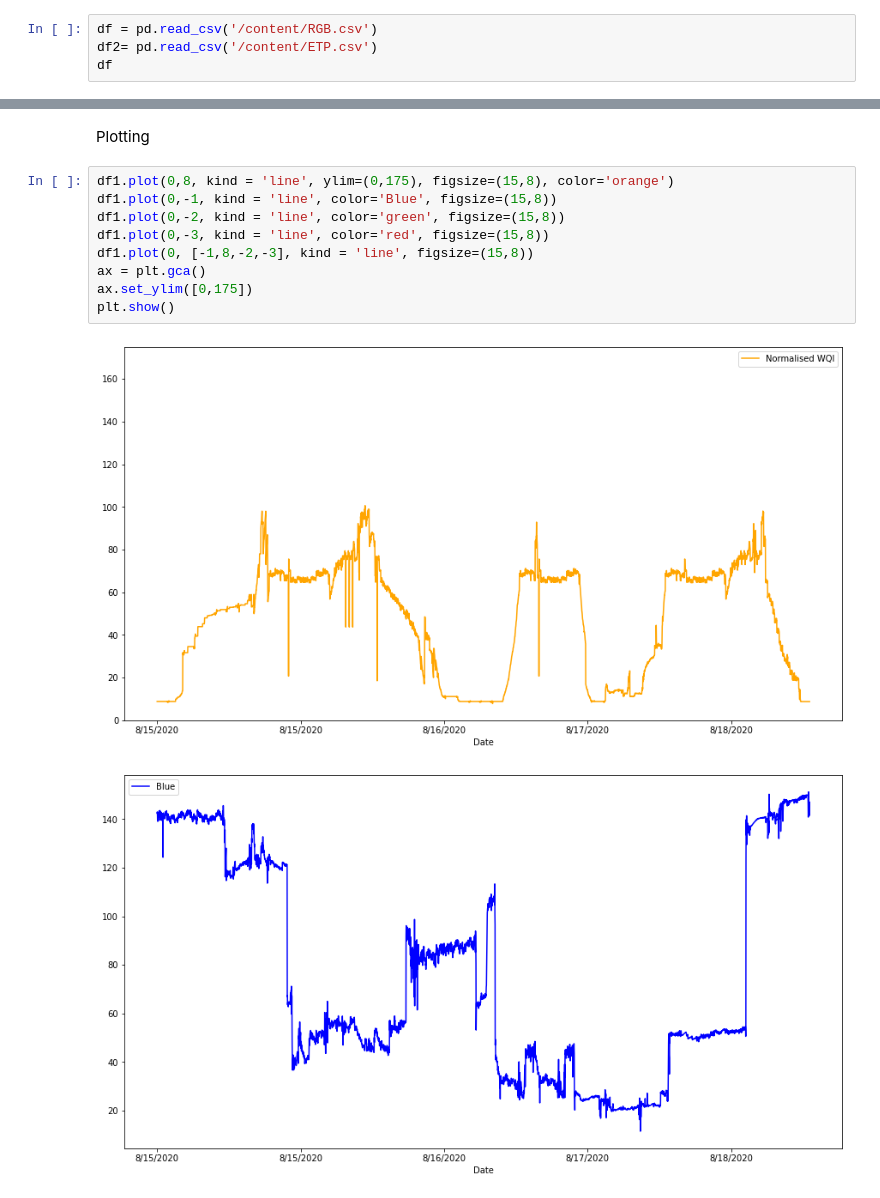
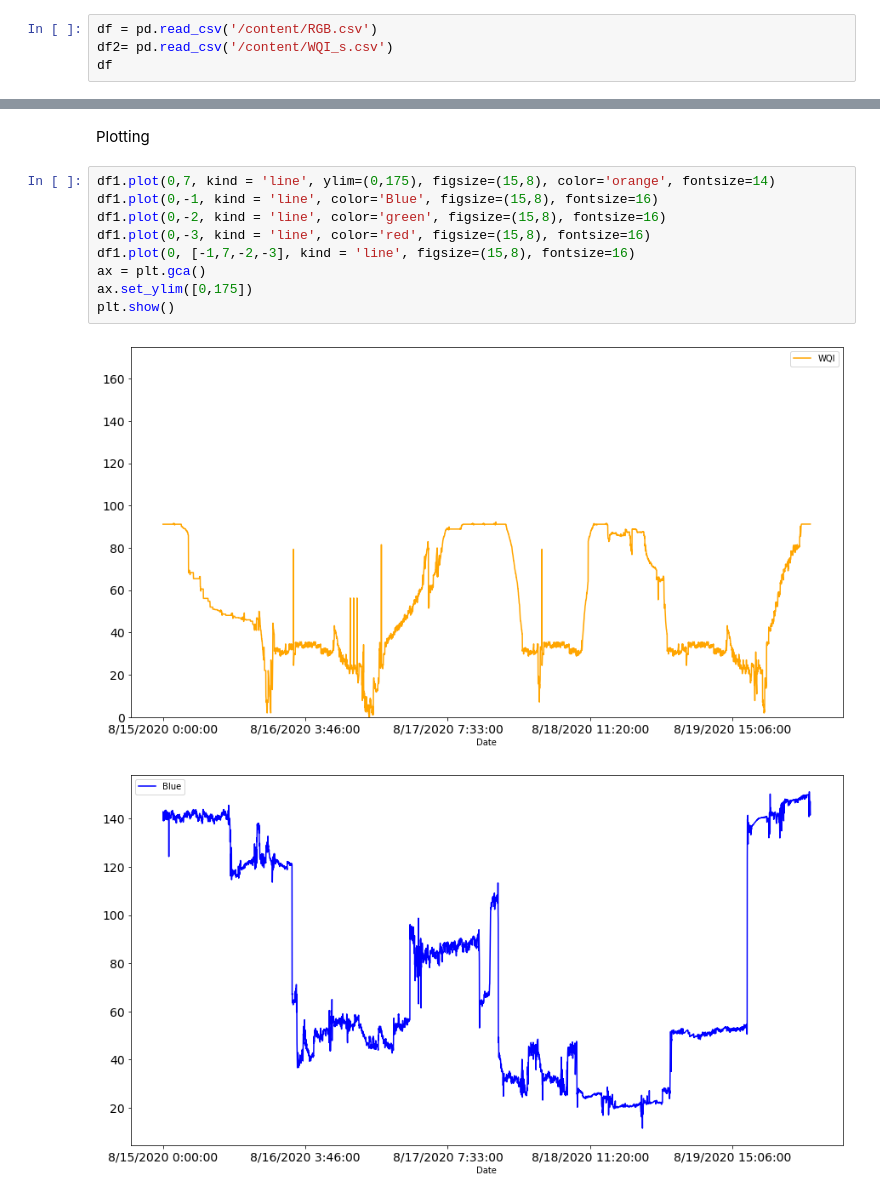
Before and after one commit to zahidshaon/Machine-Learning-Based-ETP-Outlet-Monitoring, a Jupyter notebook: RGB_color_analysis.ipynb, the cells around one changed output, grey strips where cells are left out. Drawn from its saved outputs; the diff is of its cells as text.

```diff
--- a/RGB_color_analysis.ipynb
+++ b/RGB_color_analysis.ipynb
@@ -8,6 +15,6 @@ import matplotlib.pyplot as plt
 # %%
 df = pd.read_csv('/content/RGB.csv')
-df2= pd.read_csv('/content/ETP.csv')
+df2= pd.read_csv('/content/WQI_s.csv')
 df
 # %% [output]
 |  | Red | Green | Blue |
@@ -134,14 +136,14 @@ df1
 # %% [markdown]
 Plotting
 # %%
-df1.plot(0,8, kind = 'line', ylim=(0,175), figsize=(15,8), color='orange')
-df1.plot(0,-1, kind = 'line', color='Blue', figsize=(15,8))
-df1.plot(0,-2, kind = 'line', color='green', figsize=(15,8))
-df1.plot(0,-3, kind = 'line', color='red', figsize=(15,8))
-df1.plot(0, [-1,8,-2,-3], kind = 'line', figsize=(15,8))
+df1.plot(0,7, kind = 'line', ylim=(0,175), figsize=(15,8), color='orange', fontsize=14)
+df1.plot(0,-1, kind = 'line', color='Blue', figsize=(15,8), fontsize=16)
+df1.plot(0,-2, kind = 'line', color='green', figsize=(15,8), fontsize=16)
+df1.plot(0,-3, kind = 'line', color='red', figsize=(15,8), fontsize=16)
+df1.plot(0, [-1,7,-2,-3], kind = 'line', figsize=(15,8), fontsize=16)
 ax = plt.gca()
 ax.set_ylim([0,175])
 plt.show()
 # %% [output]
-[figure, old version]
+[figure, new version]
-[figure, old version]
+[figure, new version]
```
Also changed, not shown: parts of 8 cells of this notebook.
